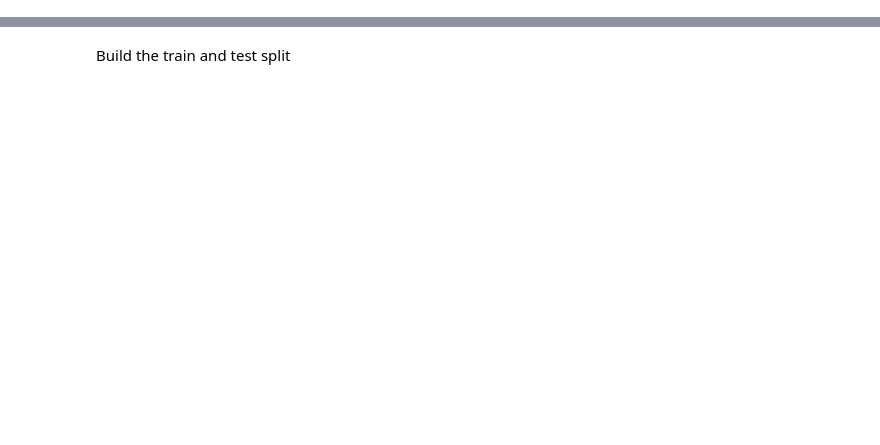
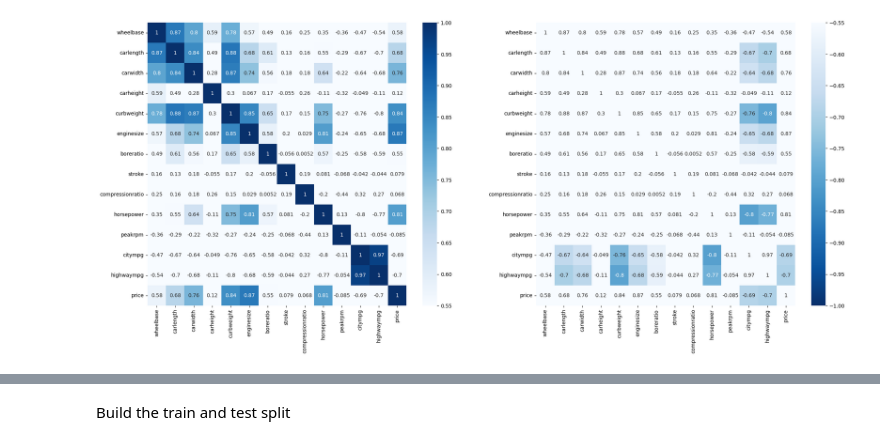
Before and after one commit to imoore99/car_pricing_app, a Jupyter notebook: car_price_prediction/app.ipynb, the cells around one changed output, grey strips where cells are left out. Drawn from its saved outputs; the diff is of its cells as text; code cells hidden in the pictures; blank space fills up the shorter version.

```diff
--- a/car_price_prediction/app.ipynb
+++ b/car_price_prediction/app.ipynb
@@ -41,0 +154,13 @@ car_df = pd.read_csv("CarPrice_Assignment.csv")
+# %%
+#Plotting the correlation among numerical variables on a heat map
+#Strong correlation threshold: >= 0.55 or <= -0.55
+#Generate a subplot to identify the features that meet these thresholds
+
+#plotting heatmap
+fig, (ax1, ax2) = plt.subplots(1,2, figsize = (25,10))
+orig_map = plt.cm.get_cmap('Blues')
+sns.heatmap(car_corr, ax = ax1, cmap=orig_map, annot=True, vmin=0.55, vmax = 1)
+sns.heatmap(car_corr, ax = ax2, cmap=orig_map.reversed(), annot=True, vmin=-1, vmax = -0.55)
+plt.show();
+# %% [output]
+[figure, added]
```
Also changed, not shown: parts of 89 cells of this notebook, 1 other file.
